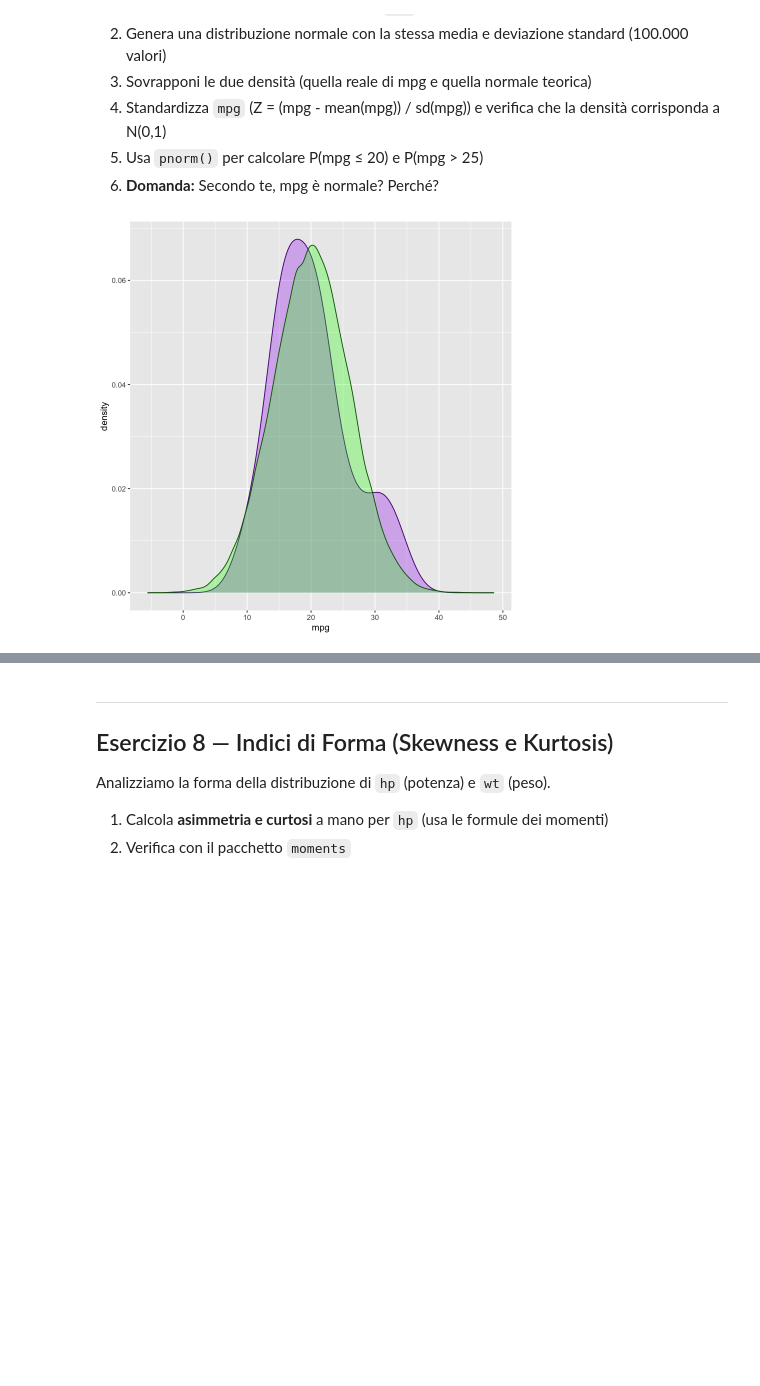
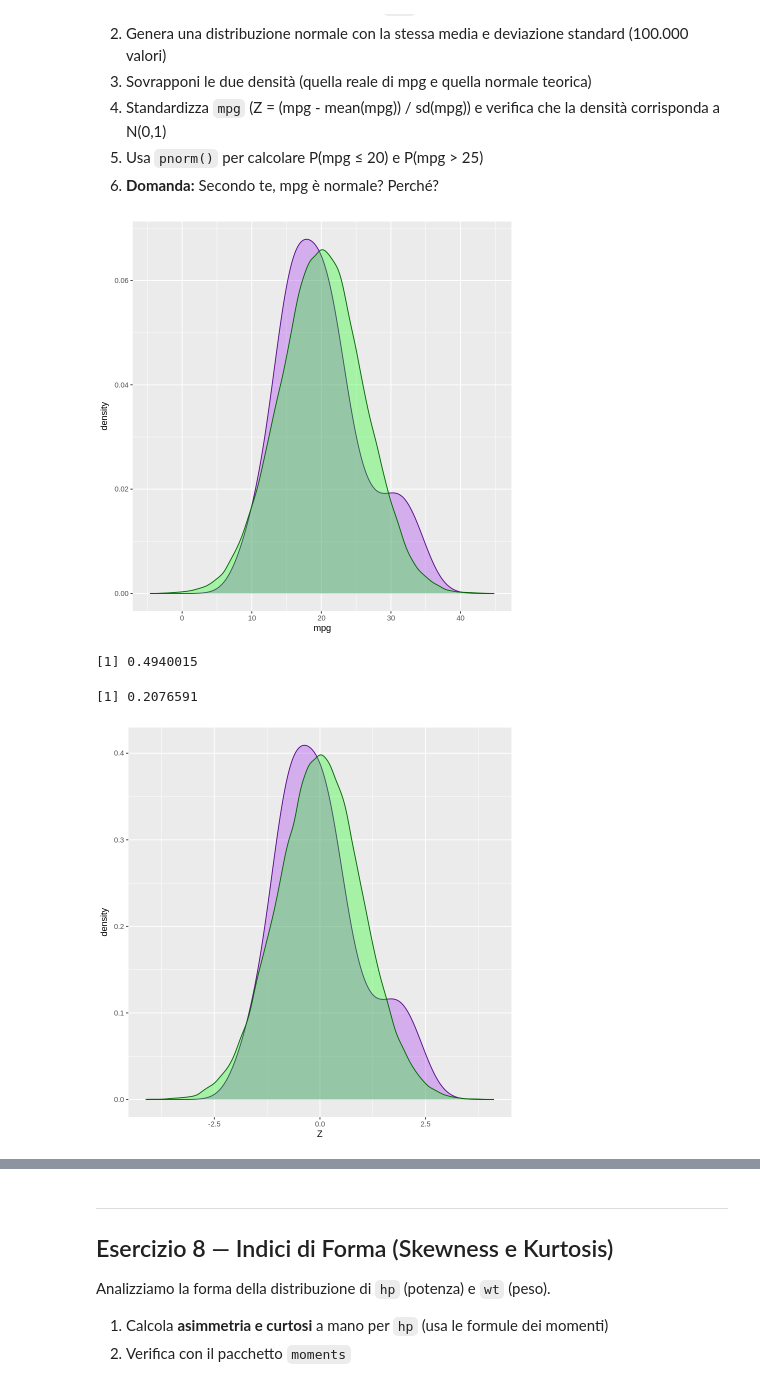
Before and after one commit to MarcoVando/statistica-descrittiva-per-datascience, a Jupyter notebook: MyFiles/Esercizi_1_mtcars.ipynb, the cells around one changed output, grey strips where cells are left out. Cells and saved outputs as stored; diff of their text form; code cells hidden in the pictures; blank space fills up the shorter version.

```diff
--- a/MyFiles/Esercizi_1_mtcars.ipynb
+++ b/MyFiles/Esercizi_1_mtcars.ipynb
@@ -604,15 +580,27 @@ Verifichiamo se `mpg` segue una distribuzione approssimativamente normale.
 # %%
 # 👇 Scrivi qui il tuo codice per l'Esercizio 7
 mu_mpg = mean(mpg)
 sig_mpg = sd(mpg)
 
 n_distr <- rnorm(100000, mu_mpg, sig_mpg)
 
+ggplot()+
+    geom_density(aes(x = mpg), color = "#570987", fill="purple", alpha = 0.3) +
+         geom_density(aes(x = n_distr), color = "darkgreen", fill = "green", alpha =  0.3)
 
+Z <- (mpg-mu_mpg)/sig_mpg
 
 ggplot()+
-    geom_density(aes(x = mpg), color = "#570987", fill="purple", alpha = 0.3) +
-    geom_density(aes(x = n_distr), color = "darkgreen", fill = "green", alpha = 0.3)
+    geom_density(aes(x = Z), color = "#570987", fill="purple", alpha = 0.3) +
+         geom_density(aes(x = rnorm(100000, 0, 1)), color = "darkgreen", fill = "green", alpha =  0.3)
+
+pnorm(20, mu_mpg, sig_mpg, )
+1 - pnorm(25, mu_mpg, sig_mpg)
+
+# non è normale, quasi bimodale. ha senso, sono pochi dati.
 # %% [output]
-[figure, old version]
+[figure, new version]
+[1] 0.4940015
+[1] 0.2076591
+[figure, added]
 # %%
```
Also changed, not shown: parts of 12 cells of this notebook.
